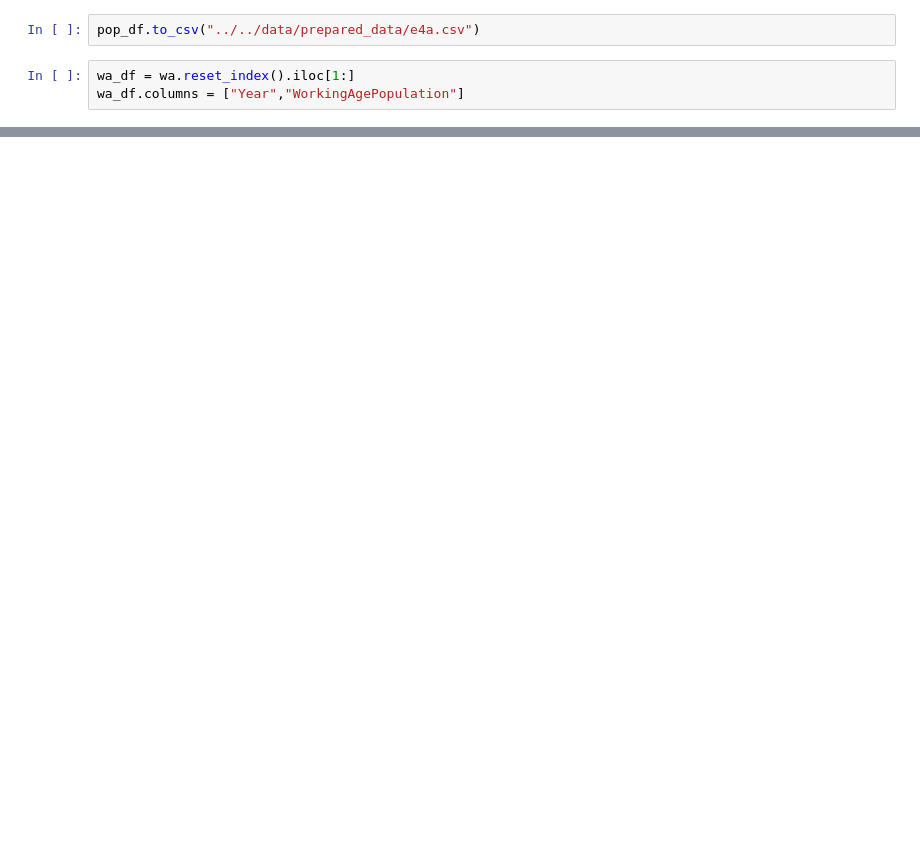
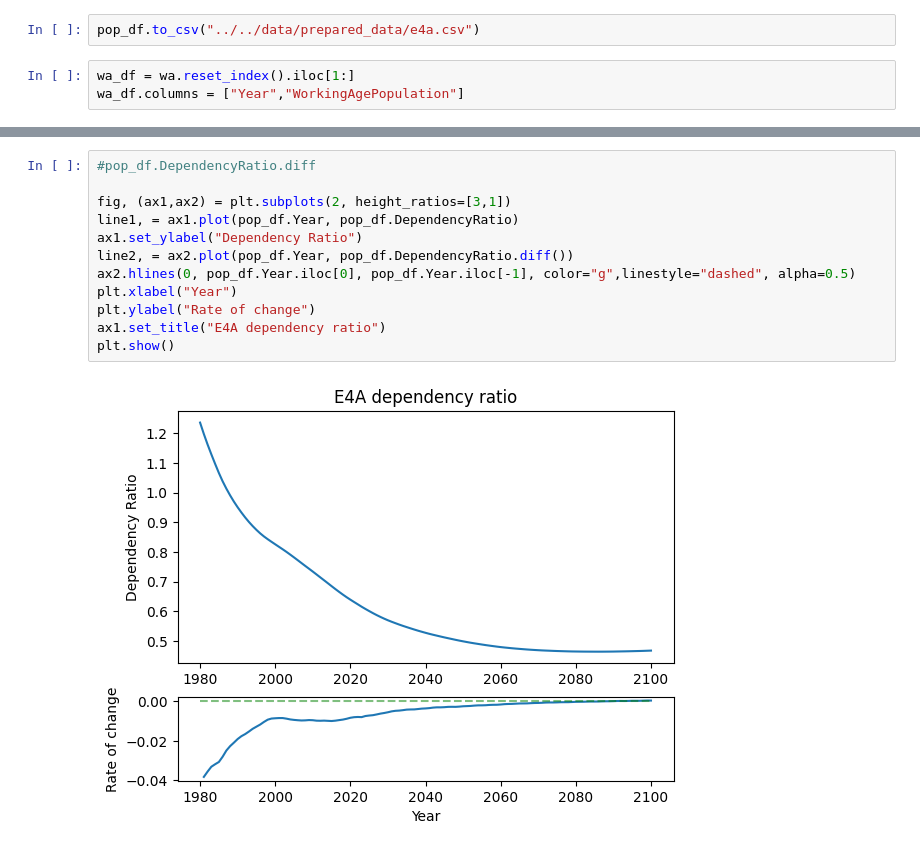
Before and after one commit to Niallfealty/n8b_un_foundation, a Jupyter notebook: model_analysis/exploratory/notebooks/initial_results/E4A_initial.ipynb, the cells around one changed output, grey strips where cells are left out. Drawn from its saved outputs; the diff is of its cells as text; blank space fills up the shorter version.

```diff
--- a/model_analysis/exploratory/notebooks/initial_results/E4A_initial.ipynb
+++ b/model_analysis/exploratory/notebooks/initial_results/E4A_initial.ipynb
@@ -116,0 +109,14 @@ plt.title("Comparison of E4A total population vs working age")
+# %%
+#pop_df.DependencyRatio.diff
+
+fig, (ax1,ax2) = plt.subplots(2, height_ratios=[3,1])
+line1, = ax1.plot(pop_df.Year, pop_df.DependencyRatio)
+ax1.set_ylabel("Dependency Ratio")
+line2, = ax2.plot(pop_df.Year, pop_df.DependencyRatio.diff())
+ax2.hlines(0, pop_df.Year.iloc[0], pop_df.Year.iloc[-1], color="g",linestyle="dashed", alpha=0.5)
+plt.xlabel("Year")
+plt.ylabel("Rate of change")
+ax1.set_title("E4A dependency ratio")
+plt.show()
+# %% [output]
+[figure, added]
```
Also changed, not shown: parts of 5 cells of this notebook.
